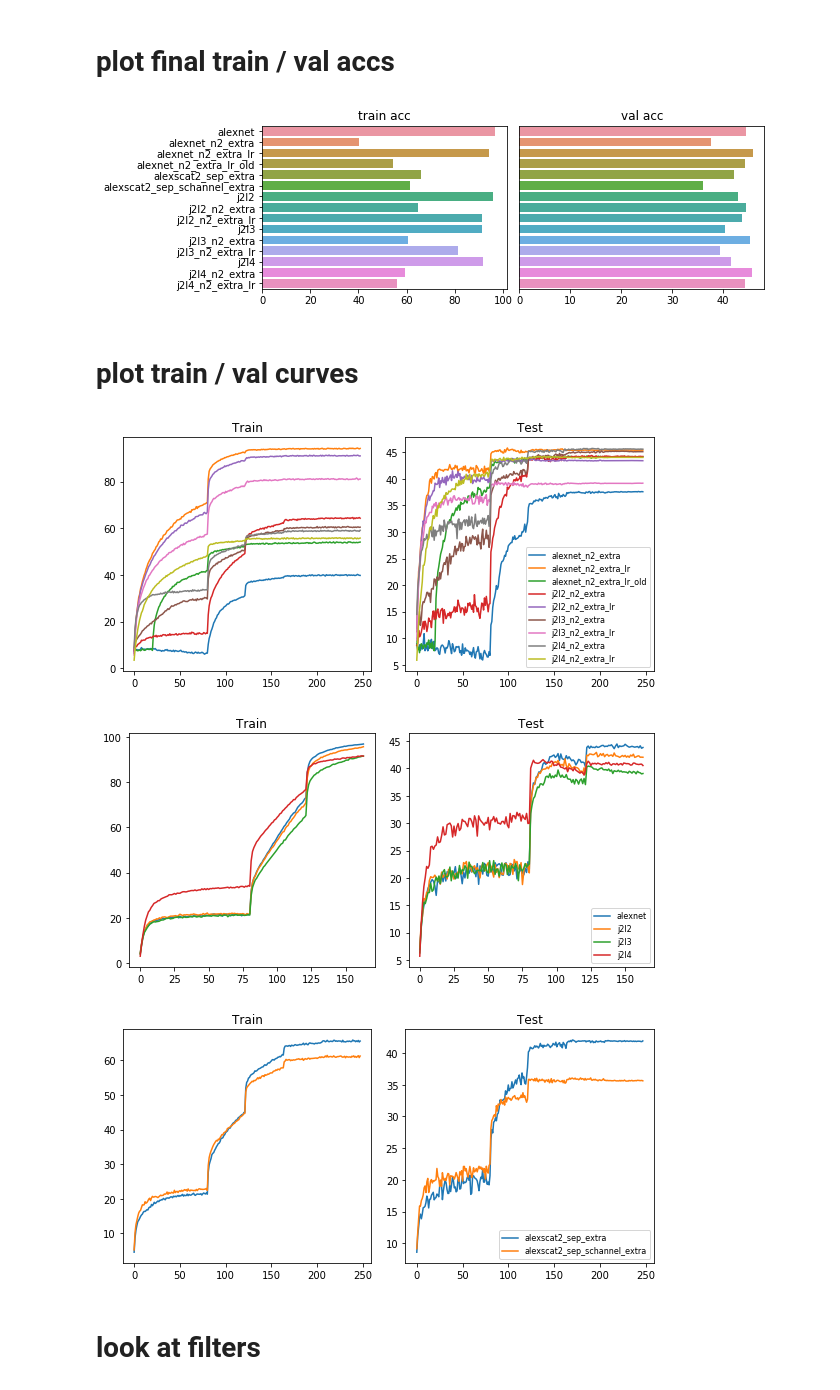
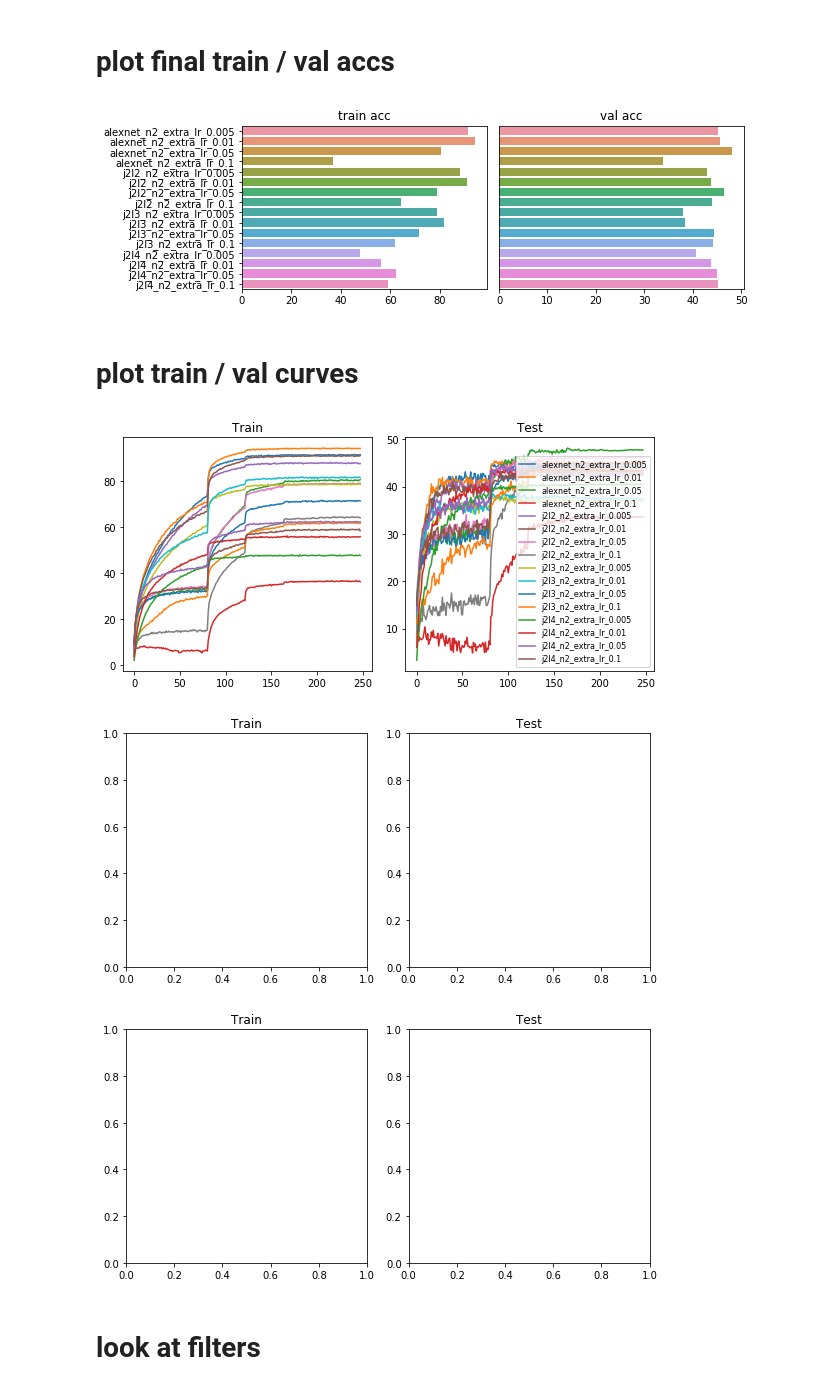
Before and after one commit to csinva/scattering-transform-experiments, a Jupyter notebook: visualize/summarize_logs.ipynb, the cells around one changed output. Cells and saved outputs as stored; diff of their text form; code cells hidden in the pictures.

```diff
--- a/visualize/summarize_logs.ipynb
+++ b/visualize/summarize_logs.ipynb
@@ -33,7 +33,9 @@ def load_results(path_to_results):
 #                 pass
     return results
 
-path_to_results = '/Users/chandan/drive/research/scat/scat_results/cifar100/checkpoint'
+# path_to_results = '/Users/chandan/drive/research/scat/scat_results/cifar100/checkpoint'
+# path_to_results = '/Users/chandan/drive/research/scat/scat_results/scat_lr_results/'
+path_to_results = '/Users/chandan/drive/work/research/scat/scat_results/scat_lr_results'
 out_dir = '/Users/chandan/drive/research/vision/scat/scat_results/figs'
 results = load_results(path_to_results)
 keys = sorted(list(results.keys()))
@@ -72,50 +74,52 @@ plt.subplots_adjust(wspace=0.05)
 plt.savefig(oj(out_dir, 'cifar100_accs.pdf'))
 plt.show()
 # %% [output]
-[figure, old version]
+[figure, new version]
 # %% [markdown]
 # plot train / val curves
 # %%
-def plot_train_val_curves(keys, results):
+def plot_train_val_curves(keys, results, color='normal'):
     plt.figure(figsize=(8, 4), facecolor='white')
 
     # plot train
     ax = plt.subplot(121)
-#     ax.set_prop_cycle(cycler('color', [cm(k) for k in np.linspace(0.1, 1, len(keys))]))
+    if color == 'continuous':
+        ax.set_prop_cycle(cycler('color', [cm(k) for k in np.linspace(0.1, .9, len(keys))]))
     plt.title('Train')
     for key in keys:
         plt.plot(results[key]['train'], label=key)
 
 
     # plot val
     ax = plt.subplot(122)
-#     ax.set_prop_cycle(cycler('color', [cm(k) for k in np.linspace(0.1, 1, len(keys))]))
+    if color == 'continuous':
+        ax.set_prop_cycle(cycler('color', [cm(k) for k in np.linspace(0.1, .9, len(keys))]))
     plt.title('Test')
     for key in keys:
         plt.plot(results[key]['val'], label=key)
     plt.legend(ncol=1, loc='lower right', fontsize=8)
 
     plt.tight_layout()
 
 
 # filter keys by n2
 plot_train_val_curves([key for key in keys if 'n2' in key], results)
 plt.savefig(oj(out_dir, 'accs_n2.pdf'), dpi=600)
 plt.show()
 
 # filter keys by not n2
 plot_train_val_curves([key for key in keys if 'n2' not in key and 'sep' not in key], results)
 plt.savefig(oj(out_dir, 'accs_normal.pdf'), dpi=600)
 plt.show()
 
 # filter keys by sep
 plot_train_val_curves([key for key in keys if 'sep' in key], results)
 plt.savefig(oj(out_dir, 'accs_normal.pdf'), dpi=600)
 plt.show()
 # %% [output]
-[figure, old version]
+[figure, new version]
-[figure, old version]
+[figure, new version]
-[figure, old version]
+[figure, new version]
 # %% [markdown]
 # look at filters
 # %%
```
Also changed, not shown: parts of 4 cells of this notebook, 35 other files.
